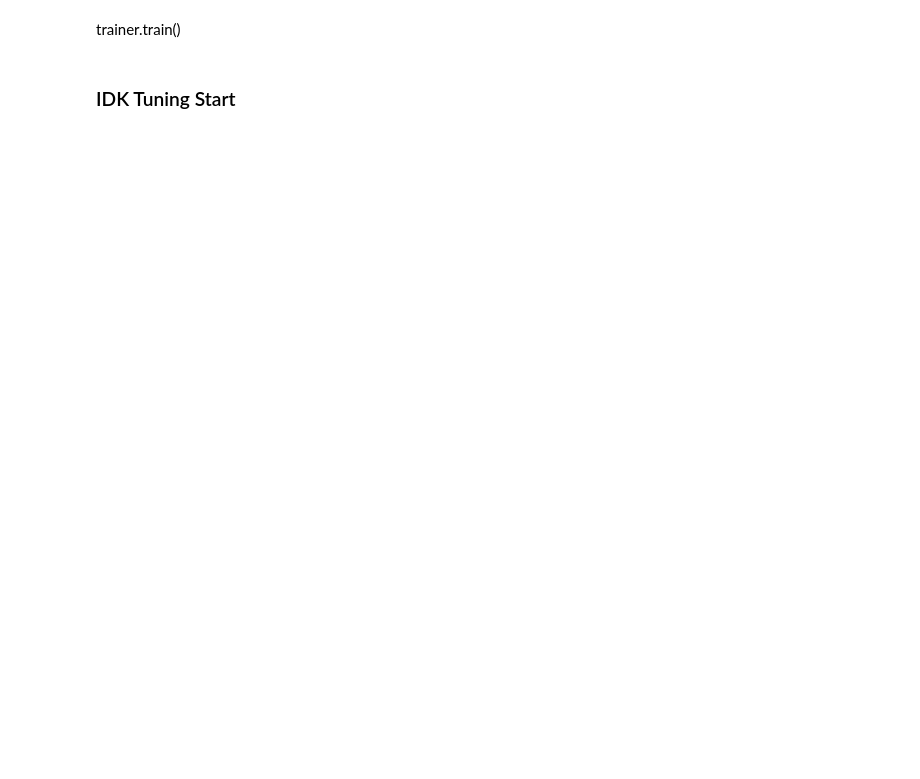
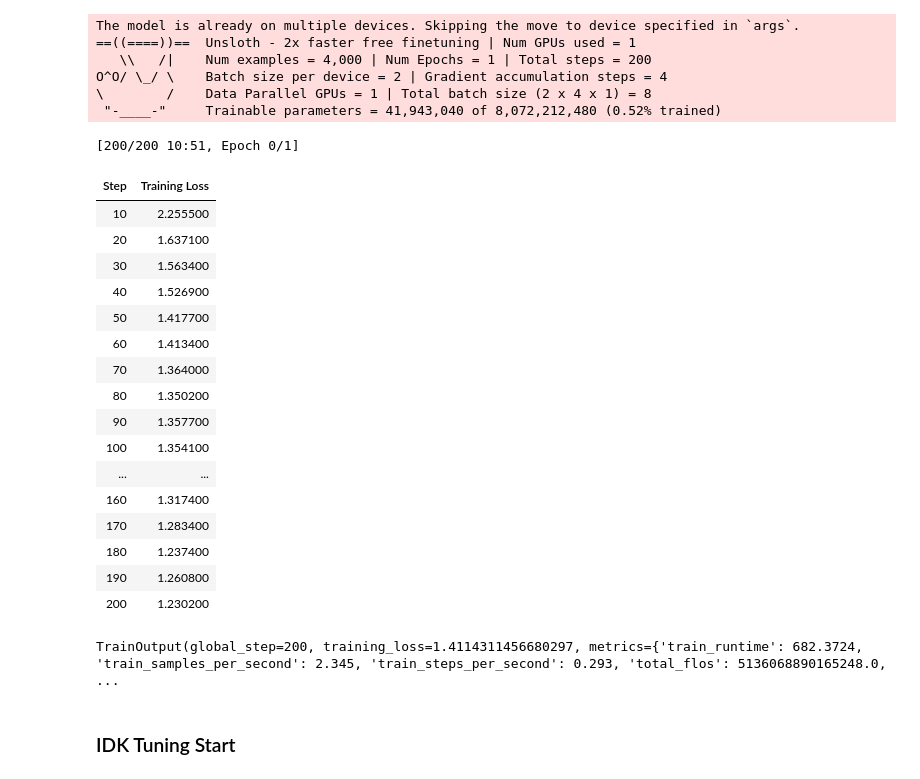
Before and after one commit to ahsanalidev/GAFTSFT, a Jupyter notebook: IDKTuning.ipynb, the cells around one changed output. Drawn from its saved outputs; the diff is of its cells as text; code cells hidden in the pictures; blank space fills up the shorter version.

```diff
--- a/IDKTuning.ipynb
+++ b/IDKTuning.ipynb
@@ -134,8 +200,34 @@ trainer = SFTTrainer(
         report_to = "none", # Use this for WandB etc
     ),
 )
-# %% [markdown]
-trainer.train()
+# %%
+trainer.train()
+# %% [output]
+The model is already on multiple devices. Skipping the move to device specified in `args`.
+==((====))==  Unsloth - 2x faster free finetuning | Num GPUs used = 1
+   \\   /|    Num examples = 4,000 | Num Epochs = 1 | Total steps = 200
+O^O/ \_/ \    Batch size per device = 2 | Gradient accumulation steps = 4
+\        /    Data Parallel GPUs = 1 | Total batch size (2 x 4 x 1) = 8
+ "-____-"     Trainable parameters = 41,943,040 of 8,072,212,480 (0.52% trained)
+[200/200 10:51, Epoch 0/1]
+| Step | Training Loss |
+| 10 | 2.255500 |
+| 20 | 1.637100 |
+| 30 | 1.563400 |
+| 40 | 1.526900 |
+| 50 | 1.417700 |
+| 60 | 1.413400 |
+| 70 | 1.364000 |
+| 80 | 1.350200 |
+| 90 | 1.357700 |
+| 100 | 1.354100 |
+| ... | ... |
+| 160 | 1.317400 |
+| 170 | 1.283400 |
+| 180 | 1.237400 |
+| 190 | 1.260800 |
+| 200 | 1.230200 |
+TrainOutput(global_step=200, training_loss=1.4114311456680297, metrics={'train_runtime': 682.3724, 'train_samples_per_second': 2.345, 'train_steps_per_second': 0.293, 'total_flos': 5136068890165248.0, ...
 # %% [markdown]
 ### IDK Tuning Start
 # %%
```
Also changed, not shown: parts of 17 cells of this notebook.
